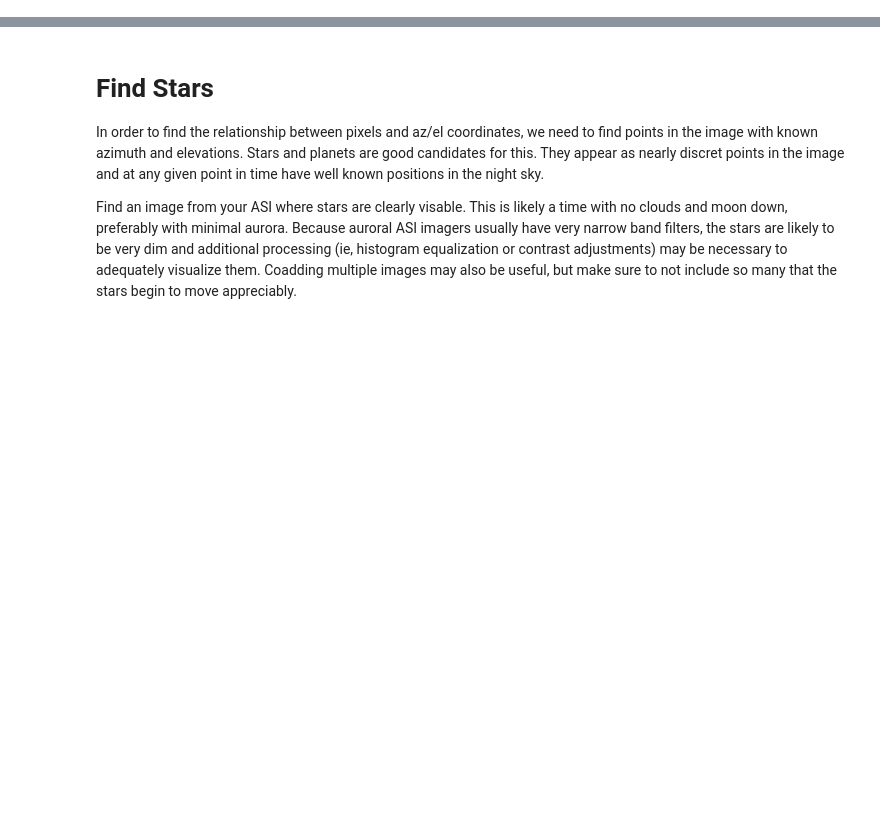
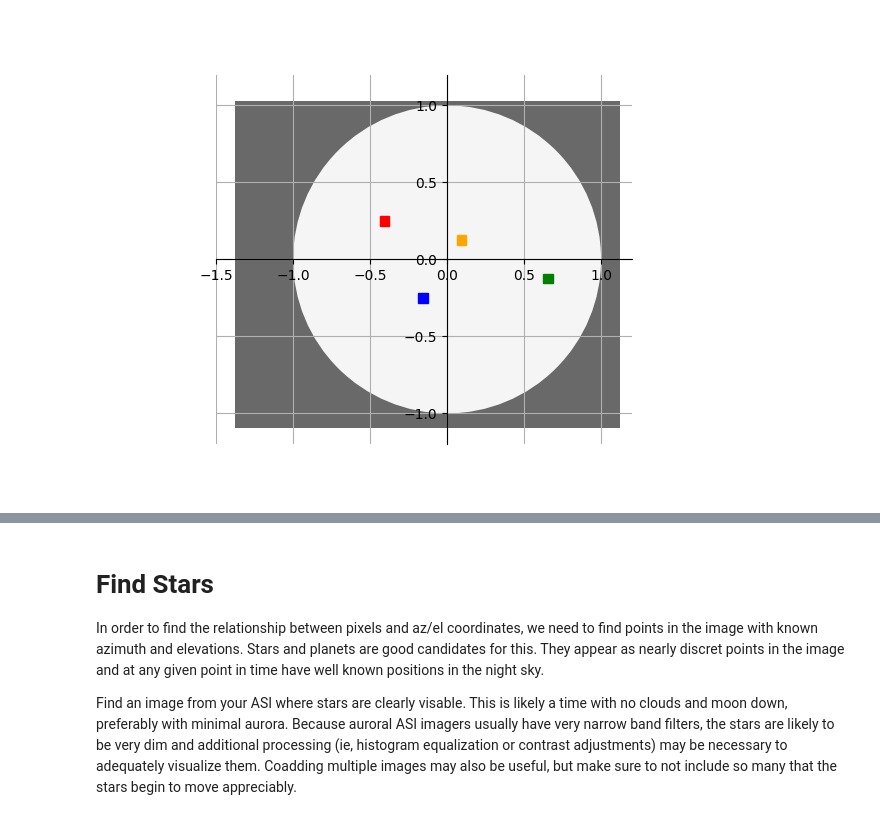
Before and after one commit to ljlamarche/asistarcalibration, a Jupyter notebook: tutorial.ipynb, the cells around one changed output, grey strips where cells are left out. Cells and saved outputs as stored; diff of their text form; code cells hidden in the pictures; blank space fills up the shorter version.

```diff
--- a/tutorial.ipynb
+++ b/tutorial.ipynb
@@ -13,0 +142,22 @@ from asistarcalibration.starcal import StarCal, equalize
+# %%
+# Normalized coords
+fig, ax = plt.subplots()
+
+p = Rectangle((-x0/rl,-y0/rl), w/rl, h/rl, fc=ccdcolor, ec='None')
+ax.add_patch(p)
+
+p = Circle((0, 0), 1., fc=lenscolor, ec='None')
+ax.add_patch(p)
+
+for r in rays:
+    p = Rectangle((r['xn'],r['yn']), 1./rl, 1./rl, color=r['color'])
+    ax.add_patch(p)
+
+ax.set_xlim([-1.5,1.2])
+ax.set_ylim([-1.2,1.2])
+ax.set_aspect('equal')
+ax.grid()
+ax.spines[['bottom', 'left']].set_position('zero')
+ax.spines[['top', 'right']].set_visible(False)
+# %% [output]
+[figure, added]
```
Also changed, not shown: parts of 14 cells of this notebook.
